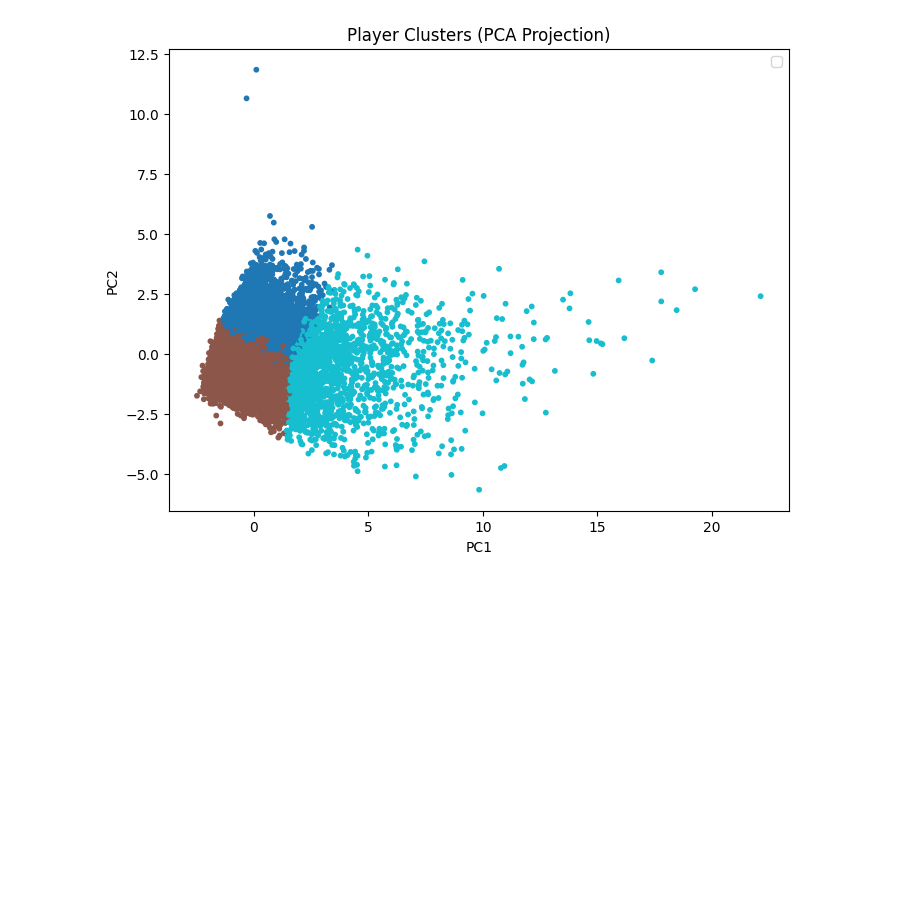
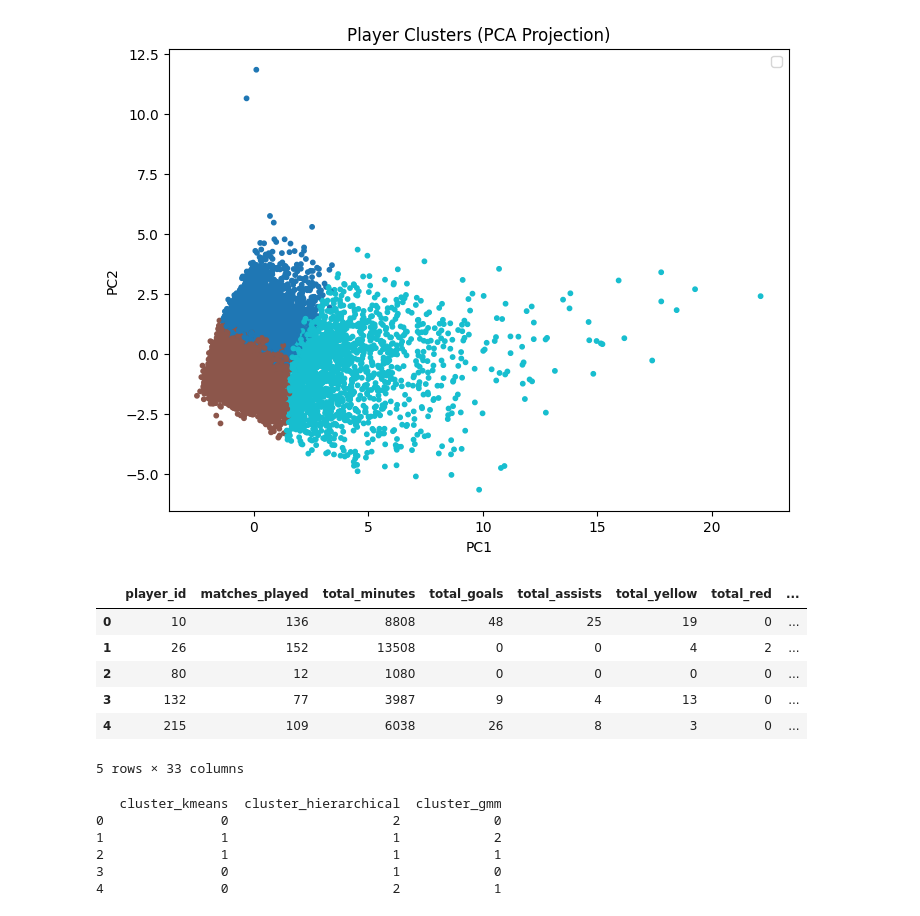
Before and after one commit to matejajanic/football-player-clustering, a Jupyter notebook: notebooks/03_clustering_experiments.ipynb, the cells around one changed output. Cells and saved outputs as stored; diff of their text form; code cells hidden in the pictures; blank space fills up the shorter version.

Commit message:
feature: add GMM clustering. Compare current clustering methods

```diff
--- a/notebooks/03_clustering_experiments.ipynb
+++ b/notebooks/03_clustering_experiments.ipynb
@@ -139,3 +139,25 @@ plt.legend()
 plt.show()
 # %% [output]
 [figure]
+# %%
+import pandas as pd
+
+df = pd.read_csv("../data/processed/player_clusters.csv")
+df.head()
+# %% [output]
+|  | player_id | matches_played | total_minutes | total_goals | total_assists | total_yellow | total_red | ... |
+| 0 | 10 | 136 | 8808 | 48 | 25 | 19 | 0 | ... |
+| 1 | 26 | 152 | 13508 | 0 | 0 | 4 | 2 | ... |
+| 2 | 80 | 12 | 1080 | 0 | 0 | 0 | 0 | ... |
+| 3 | 132 | 77 | 3987 | 9 | 4 | 13 | 0 | ... |
+| 4 | 215 | 109 | 6038 | 26 | 8 | 3 | 0 | ... |
+5 rows × 33 columns
+# %%
+print(df[["cluster_kmeans", "cluster_hierarchical", "cluster_gmm"]].head())
+# %% [output]
+   cluster_kmeans  cluster_hierarchical  cluster_gmm
+0               0                     2            0
+1               1                     1            2
+2               1                     1            1
+3               0                     1            0
+4               0                     2            1
```
Also changed, not shown: parts of 3 cells of this notebook, 4 other files.
